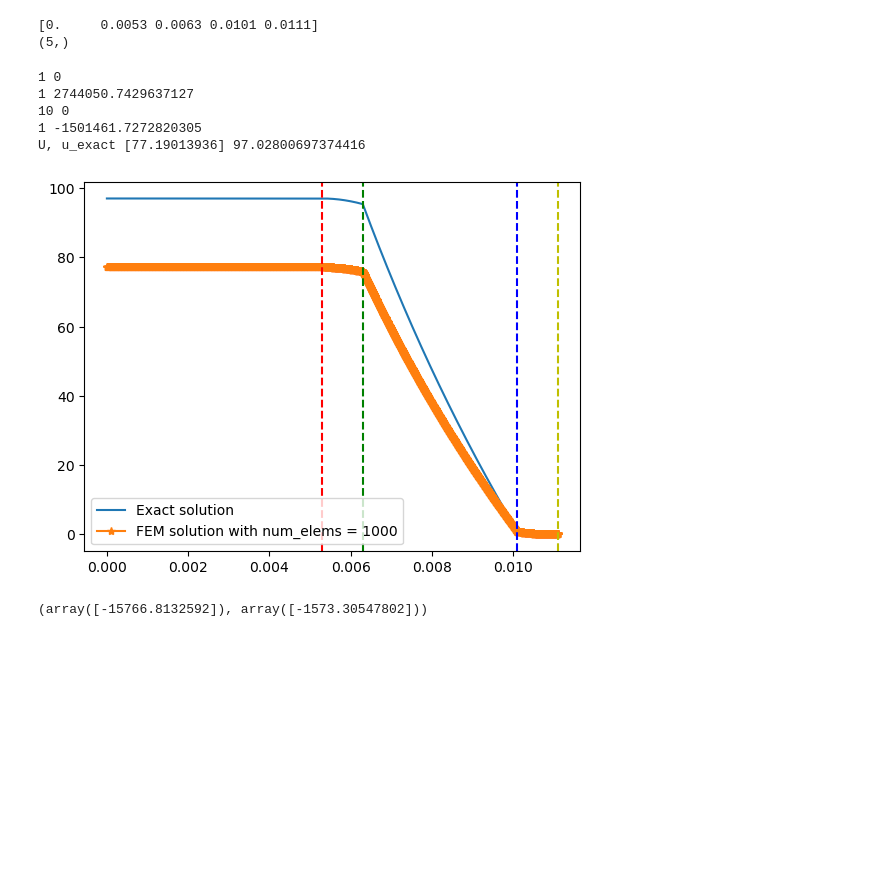
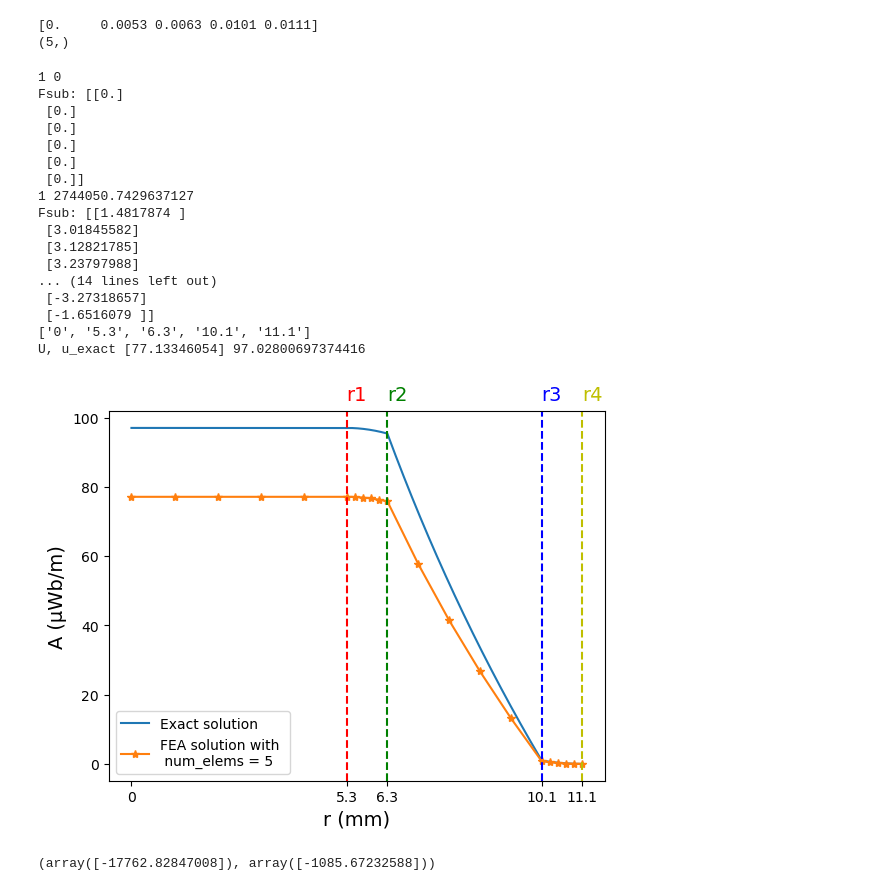
Before and after one commit to Xiaosen9807/Advanced-Finite-Element-Methods, a Jupyter notebook: FEM_1D_TUe_nutils/nutils_codes.ipynb, the cells around one changed output. Cells and saved outputs as stored; diff of their text form; code cells hidden in the pictures; blank space fills up the shorter version.

```diff
--- a/FEM_1D_TUe_nutils/nutils_codes.ipynb
+++ b/FEM_1D_TUe_nutils/nutils_codes.ipynb
@@ -131,10 +131,11 @@ def K_F_subdomain(submesh, section):
     ns.basis = topo.basis('spline', degree=1)
     ns.u = function.dotarg('lhs', ns.basis)
     ns.invsmu = 1 / mu
+    ns.mu = mu
     ns.Jz = Jz
     M = topo.integral('invsmu x_0 ∇_i(basis_m) ∇_i(basis_n) dV' @ ns, degree=1).eval()
     K = M.export('dense')
-    F = topo.integral('Jz x_0 basis_m dV' @ ns, degree=1).eval().reshape(-1, 1)
+    F = topo.integral('Jz x_0 basis_n dV' @ ns, degree=1).eval().reshape(-1, 1)
 
     return K, F
 
@@ -157,7 +158,7 @@ def FEM(mesh_global_lst, verbose = False):
 
         K_lst.append(K_sub)
         F_lst.append(F_sub)
-        # print("Fsub:", F_sub)
+        print("Fsub:", F_sub)
         if i == 0:
             K = K_sub
             F = F_sub
@@ -165,7 +166,7 @@ def FEM(mesh_global_lst, verbose = False):
             K = assemble(K, K_sub)
             F = assemble(F, F_sub)
     K[-1, -1] = 1
-    # K[-1,  0:-1] = 0.0
+    K[-1,  0:-1] = 0.0
     K[0:-1,  -1] = 0.0
     F[-1] = 0
     U = la.solve(K, F)
@@ -177,38 +178,65 @@ def FEM(mesh_global_lst, verbose = False):
     return K, F, U
 # %%
 verbose = False
-num_elems = 1000
+num_elems = 5
 
 mesh_global, mesh_global_lst = creat_mesh(num_elems)
 K, F, U = FEM(mesh_global_lst, verbose)
 exact_func = exact_fn()
 x_global = np.linspace(0, 0.0111, 5000)
+interfaces_mm = []
+for i in interfaces_global:
+    interfaces_mm.append("{}".format(i*1000))
+print(interfaces_mm)
+# x_plot = mesh_global
 u_exact = exact_func(x_global)
+
 
 np.savez("/Users/xusenqin/Desktop/Advanced-Finite-Element-Methods/FEM_1D_TUe/datasets/Poission.npz", r=x_global, solution=u_exact)
 plt.plot(x_global, u_exact, label="Exact solution")
-plt.plot(mesh_global, U, "*-", label = "FEM solution with num_elems = {}".format(num_elems))
+plt.plot(mesh_global, U, "*-", label = "FEA solution with \n num_elems = {}".format(num_elems), fontsize=fontsize)
 
 r1 = consts["r1"]
 r2 = consts["r2"]
 r3 = consts["r3"]
 r4 = consts["r4"]
+fontsize = 14
+plt.axvline(x=r1, color='r', linestyle='--')
+plt.text(r1, 105, "r1", fontsize=14, color='r')
+plt.axvline(x=r2, color='g', linestyle='--')
 
-plt.axvline(x=r1, color='r', linestyle='--')
-plt.axvline(x=r2, color='g', linestyle='--')
+plt.text(r2, 105, "r2", fontsize=14, color='g')
 plt.axvline(x=r3, color='b', linestyle='--')
+plt.text(r3, 105, "r3", fontsize=14, color='b')
 plt.axvline(x=r4, color='y', linestyle='--')
+plt.text(r4, 105, "r4", fontsize=14, color='y')
+plt.xlabel("r (mm)", fontsize =fontsize)
+plt.ylabel("A (µWb/m)", fontsize=fontsize)
+plt.xticks(ticks=interfaces_global, labels=interfaces_mm)
 # plt.ylim(0, 1)
 plt.legend()
+plt.savefig("FEM_{}".format(num_elems))
 print("U, u_exact", U[0], u_exact[0])
 np.savez("/Users/xusenqin/Desktop/Advanced-Finite-Element-Methods/FEM_1D_TUe_nutils/datasets/Poission_FEM.npz", r=mesh_global, solution=U)
 # %% [output]
 1 0
+Fsub: [[0.]
+ [0.]
+ [0.]
+ [0.]
+ [0.]
+ [0.]]
 1 2744050.7429637127
-10 0
-1 -1501461.7272820305
-U, u_exact [77.19013936] 97.02800697374416
+Fsub: [[1.4817874 ]
+ [3.01845582]
+ [3.12821785]
+ [3.23797988]
+... (14 lines left out)
+ [-3.27318657]
+ [-1.6516079 ]]
+['0', '5.3', '6.3', '10.1', '11.1']
+U, u_exact [77.13346054] 97.02800697374416
-[figure, old version]
+[figure, new version]
 # %%
 
 x_global = mesh_global
@@ -228,4 +256,4 @@ derivative_right = (u_exact[idx_right + 1] - u_exact[idx_right]) / (x_global[idx
 
 derivative_left, derivative_right
 # %% [output]
-(array([-15766.8132592]), array([-1573.30547802]))
+(array([-17762.82847008]), array([-1085.67232588]))
```
Also changed, not shown: 8 other files.
